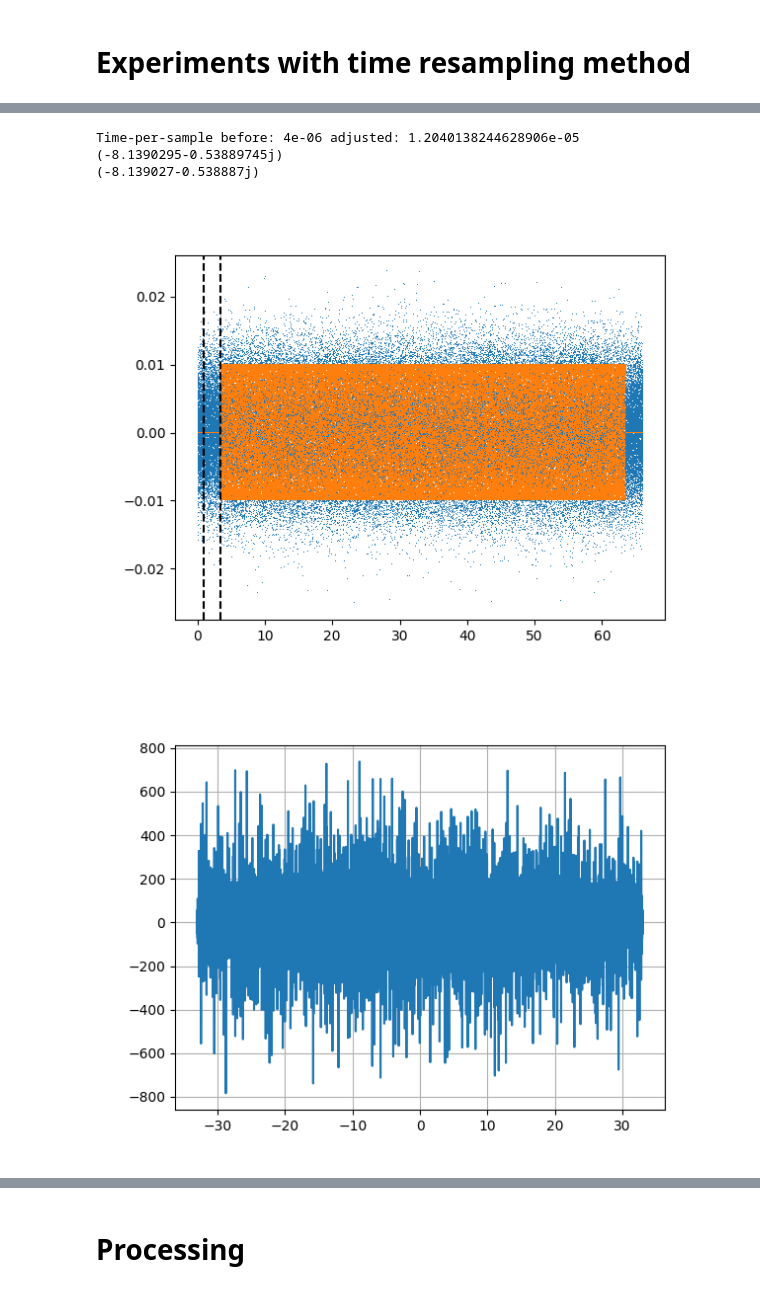
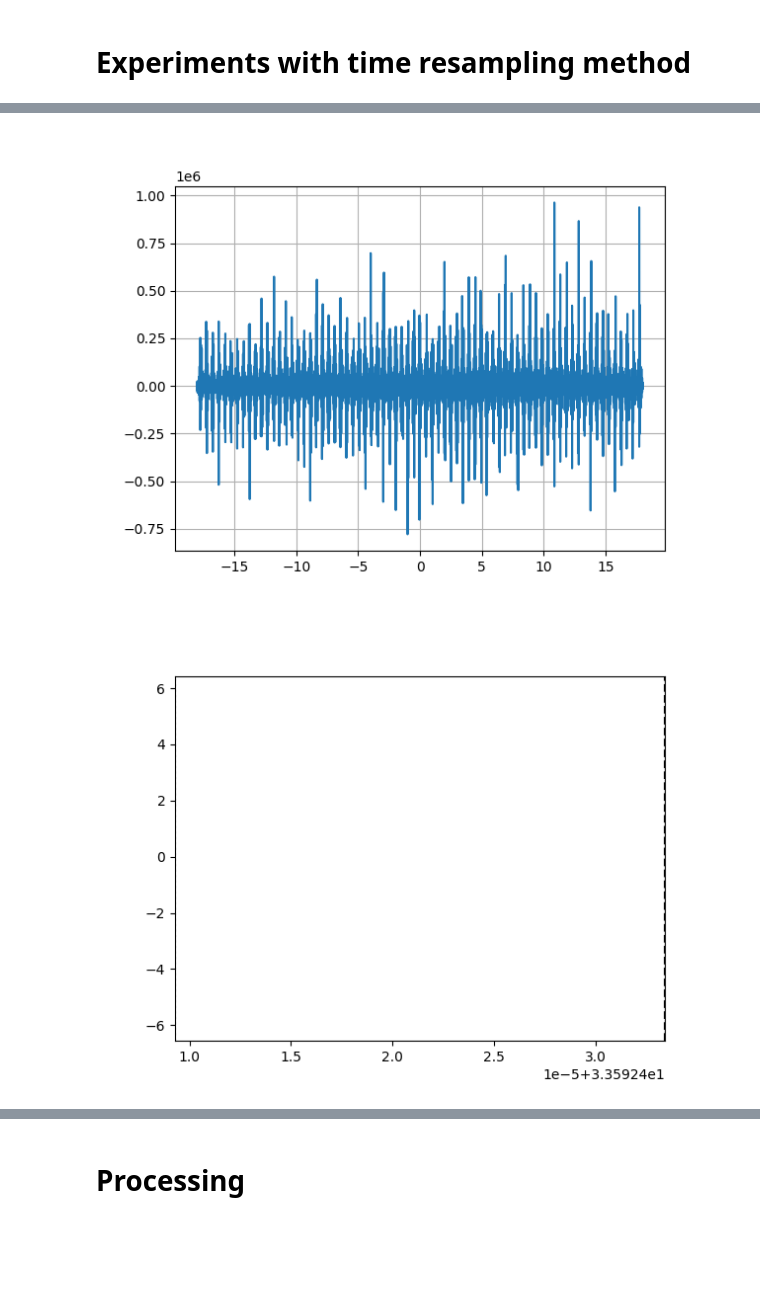
Before and after one commit to thandal/moon-radar, a Jupyter notebook: notebooks/Planetary Radar -- Moon -- CLEAN.ipynb, the cells around one changed output, grey strips where cells are left out. Cells and saved outputs as stored; diff of their text form; code cells hidden in the pictures; blank space fills up the shorter version.

Commit message:
checkpoint

```diff
--- a/notebooks/Planetary Radar -- Moon -- CLEAN.ipynb
+++ b/notebooks/Planetary Radar -- Moon -- CLEAN.ipynb
@@ -318,0 +465,11 @@ tx_sample_times = tx_start + np.arange(len(tx_samples)) / sample_rate.value
+# %%
+c = scipy.signal.correlate(rx_samples, tx_samples_resampled, mode='same')
+pl.figure("c_rx_tx_resampled", clear=True)
+cor_lags = scipy.signal.correlation_lags(len(rx_samples), len(tx_samples_resampled), mode='same') / sample_rate
+pl.plot(cor_lags, np.imag(c))
+# If tx_samples_shifted and rx_samples are on the same timebase, we expect the correlation at 0.
+#pl.gca().set_xlim(-1, 1)
+pl.grid()
+pl.show()
+# %% [output]
+[figure, added]
@@ -319,48 +559,37 @@ tx_sample_times = tx_start + np.arange(len(tx_samples)) / sample_rate.value
 # %%
-lt_tx_start, dlt_tx_start = moonPointLightTimeAndDeltaLightTime_spice_TX(tx_start, p_moon)
-lt_tx_end, dlt_tx_end = moonPointLightTimeAndDeltaLightTime_spice_TX(tx_end, p_moon)
-
-adjusted_tx_sample_times = np.linspace(tx_start + lt_tx_start, tx_end + lt_tx_end, len(tx_samples), endpoint=False)
-print(f"Time-per-sample before: {1/sample_rate.value} adjusted: {adjusted_tx_sample_times[3] - adjusted_tx_sample_times[0]}")
-
-f2 = scipy.interpolate.interp1d(adjusted_tx_sample_times, tx_samples, kind='previous', fill_value=0.0, bounds_error=False)
-tx_samples_shifted = f2(rx_sample_times)
-c = scipy.signal.correlate(tx_samples_shifted, rx_samples, mode='same')
-print(c[len(c)//2])
-s = np.sum(tx_samples_shifted * np.conj(rx_samples))  # Almost? the same as c[0] 'valid', or c[len(c)//2] 'same'
-print(s)
+#shift = 1045 # -1140.895
+#tx0_sample_times = np.linspace(0, tx_duration, len(tx_samples), endpoint=False)
+#tx_samples_shifted = tx_samples * np.exp(1j * 2 * np.pi * shift * tx0_sample_times).T
+#c = scipy.signal.correlate(tx_samples_shifted, rx_samples, mode='same')
+#print(c[len(c)//2])
-# %% [output]
-Time-per-sample before: 4e-06 adjusted: 1.2040138244628906e-05
-(-8.1390295-0.53889745j)
-(-8.139027-0.538887j)
 # %%
 # Plots for time resampling method experiments
-if 1:
+if 1:  # Check that the tx_shifted waveform fits in the expected time window.
     %matplotlib widget
-    pl.figure("rx_tx_samples", clear=True)
+    pl.figure("rx_tx_shifted_samples", clear=True)
     i_end = -1 # 1000000 # int(sample_rate.value * 5)
-    pl.plot(rx_sample_times[:i_end:100] - rx_start, rx_samples[:i_end:100], ',')
-    pl.plot(rx_sample_times[:i_end:100] - rx_start, tx_samples_shifted[:i_end:100] / 100, ',')
-    pl.gca().axvline(tx_start - rx_start, color="black", linestyle="--")
-    pl.gca().axvline(tx_start + lt_tx_start - rx_start, color="black", linestyle="--")
-    pl.show()
-
-if 1:
-    %matplotlib widget
-    cor_lags = scipy.signal.correlation_lags(len(tx_samples_shifted), len(rx_samples), mode='same') / sample_rate
-    pl.figure("rx_tx_correlate", clear=True)
-    pl.plot(cor_lags, c)
-    pl.grid()
+    i_skip = 100
+    pl.plot(rx_sample_times0[:i_end:i_skip], rx_samples[:i_end:i_skip], '.')
+    pl.plot(rx_sample_times0[:i_end:i_skip], tx_samples_resampled[:i_end:i_skip], '.')
+    pl.gca().axvline(1.0, color="black", linestyle=":")
+    pl.gca().axvline(1.0 + lt_tx_start, color="black", linestyle=":")
+    pl.gca().axvline(1.0 + tx_duration + lt_tx_end, color="black", linestyle=":")
+    pl.gca().axvline(1.0 + tx_duration + lt_tx_start, color="black", linestyle="--")
+    pl.gca().set_xlim(1.0 + tx_duration + lt_tx_end, 1.0 + tx_duration + lt_tx_start)
     pl.show()
 
 if 0:
     %matplotlib widget
-    pl.figure("rx_specgram", clear=True)
-    Sxx_rx, f_rx, t_rx, image_rx = pl.specgram(rx_samples, Fs=sample_rate.value, NFFT=2**12, clim=[-110, -80])
-    pl.gca().axvline(tx_start - rx_start, color="black", linestyle="--")
-    pl.gca().axvline(tx_start + lt_tx_start - rx_start, color="black", linestyle="--")
+#    cor_lags = scipy.signal.correlation_lags(len(tx_samples_shifted), len(rx_samples), mode='same') / sample_rate
+    pl.figure("rx_tx_correlate", clear=True)
+    pl.plot(cor_lags, c)
+    # If tx_samples and rx_samples{_compensated} both start at 0 time, we expect the correlation at 1 + lt_tx_start
+    pl.gca().axvline(1.0, color="black", linestyle=":")
+    pl.gca().axvline(1.0 + lt_tx_start, color="black", linestyle=":")
+    # If tx_samples_shifted and rx_samples are on the same timebase, we expect the correlation at 0.
+    #pl.gca().set_xlim(-1, 1)
+    pl.grid()
     pl.show()
 # %% [output]
-[figure, old version]
+[figure, new version]
-[figure, removed]
 # %%
```
Also changed, not shown: parts of 20 cells of this notebook, 2 other files.
